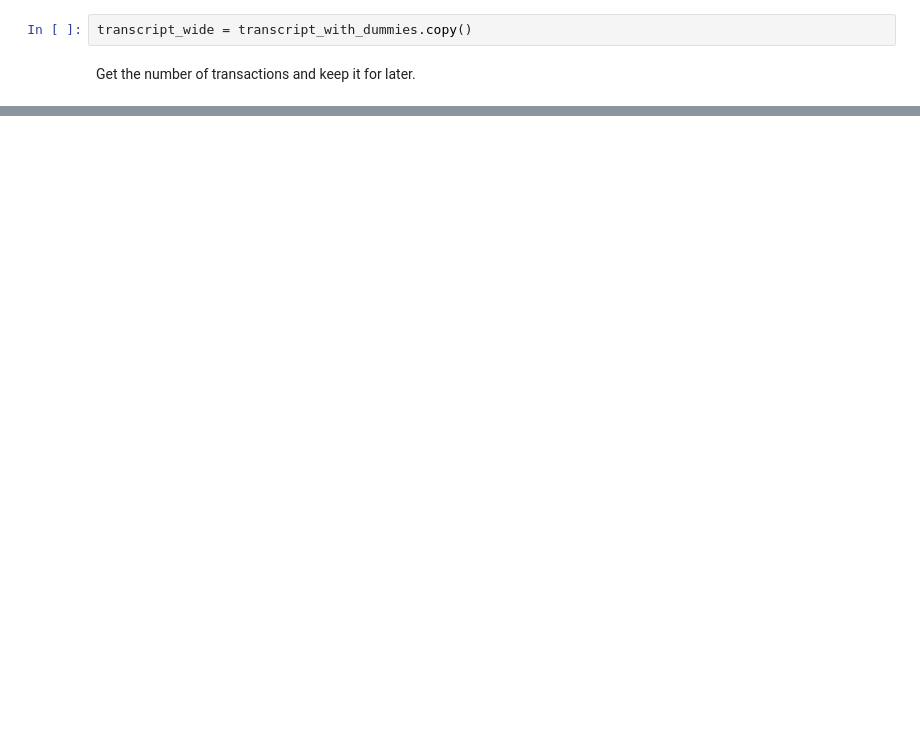
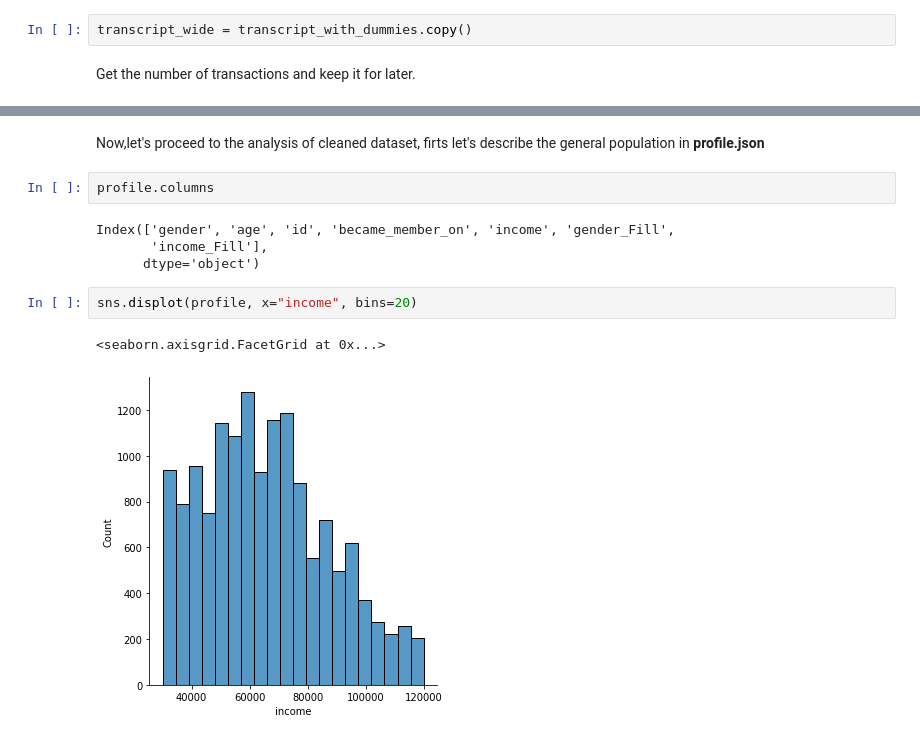
Before and after one commit to bignollo/UdacityNanoDegreeCapstone, a Jupyter notebook: Starbucks_Capstone_notebook.ipynb, the cells around one changed output, grey strips where cells are left out. Saved outputs shown, nothing was run; the diff lists cells and outputs as text; blank space fills up the shorter version.

Commit message:
Combined datasets and create initial charts

```diff
--- a/Starbucks_Capstone_notebook.ipynb
+++ b/Starbucks_Capstone_notebook.ipynb
@@ -459,0 +554,13 @@ sns.histplot(data=transcript[transcript["event"].isin(['offer received', 'offer
+# %% [markdown]
+Now,let's proceed to the analysis of cleaned dataset, firts let's describe the general population in **profile.json**
+# %%
+profile.columns
+# %% [output]
+Index(['gender', 'age', 'id', 'became_member_on', 'income', 'gender_Fill',
+       'income_Fill'],
+      dtype='object')
+# %%
+sns.displot(profile, x="income", bins=20)
+# %% [output]
+<seaborn.axisgrid.FacetGrid at 0x...>
+[figure, added]
```
Also changed, not shown: parts of 45 cells of this notebook.
